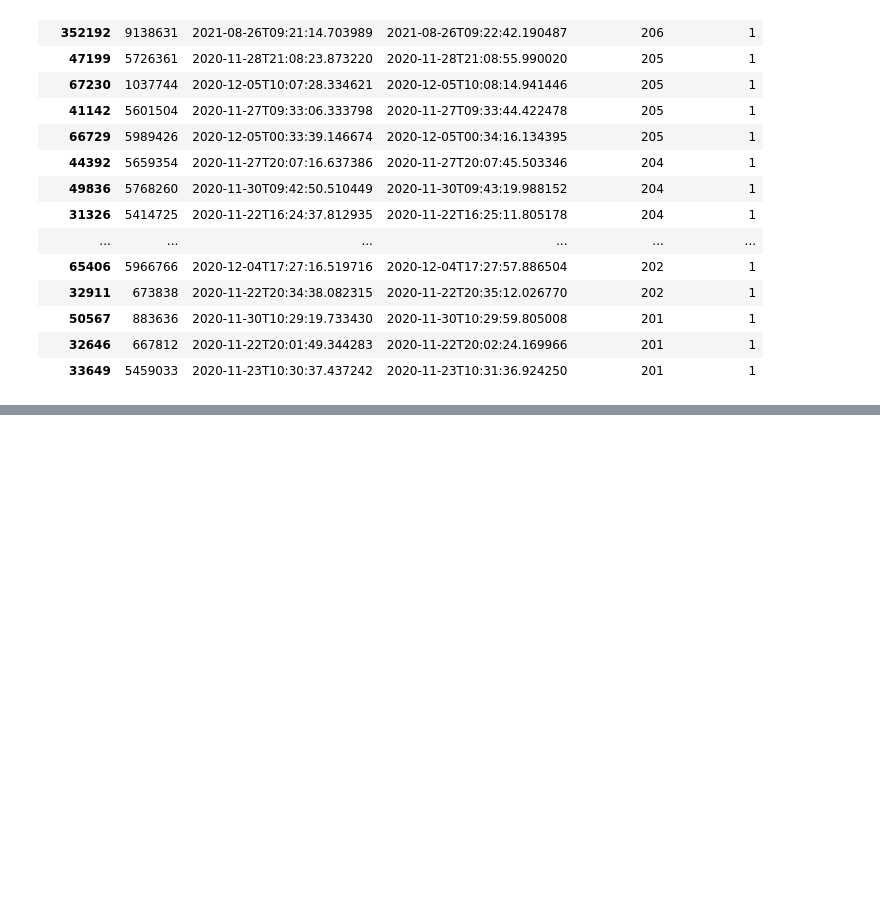
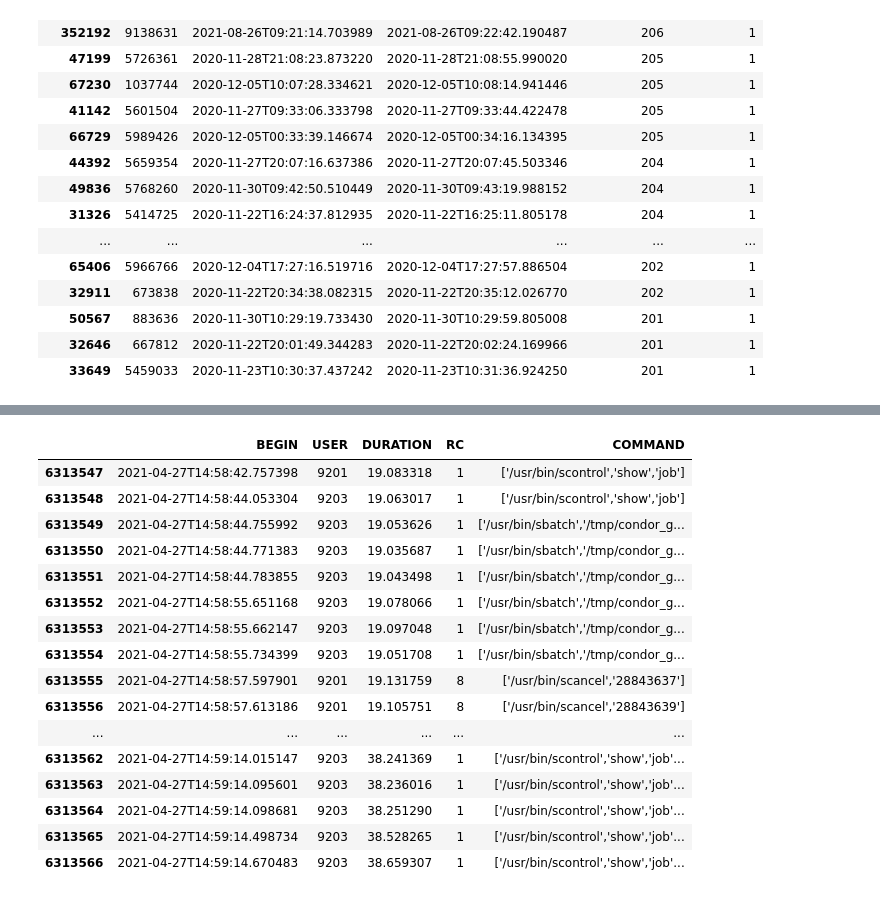
Before and after one commit to VahidehRasekhi/accre-sour_patch, a Jupyter notebook: notebooks/working4.ipynb, the cells around one changed output, grey strips where cells are left out. Saved outputs shown, nothing was run; the diff lists cells and outputs as text; code cells hidden in the pictures; blank space fills up the shorter version.

```diff
--- a/notebooks/working4.ipynb
+++ b/notebooks/working4.ipynb
@@ -109,0 +91,21 @@ sbatch[sbatch['BEGIN'] ]
+# %%
+mid = sbatch[sbatch['BEGIN'] == '2021-04-27T14:58:57.618179'].index[0]
+sbatch.iloc[mid-10:mid+10][['BEGIN', 'USER', 'DURATION', 'RC', 'COMMAND']]
+# %% [output]
+|  | BEGIN | USER | DURATION | RC | COMMAND |
+| 6313547 | 2021-04-27T14:58:42.757398 | 9201 | 19.083318 | 1 | ['/usr/bin/scontrol','show','job'] |
+| 6313548 | 2021-04-27T14:58:44.053304 | 9203 | 19.063017 | 1 | ['/usr/bin/scontrol','show','job'] |
+| 6313549 | 2021-04-27T14:58:44.755992 | 9203 | 19.053626 | 1 | ['/usr/bin/sbatch','/tmp/condor_g... |
+| 6313550 | 2021-04-27T14:58:44.771383 | 9203 | 19.035687 | 1 | ['/usr/bin/sbatch','/tmp/condor_g... |
+| 6313551 | 2021-04-27T14:58:44.783855 | 9203 | 19.043498 | 1 | ['/usr/bin/sbatch','/tmp/condor_g... |
+| 6313552 | 2021-04-27T14:58:55.651168 | 9203 | 19.078066 | 1 | ['/usr/bin/sbatch','/tmp/condor_g... |
+| 6313553 | 2021-04-27T14:58:55.662147 | 9203 | 19.097048 | 1 | ['/usr/bin/sbatch','/tmp/condor_g... |
+| 6313554 | 2021-04-27T14:58:55.734399 | 9203 | 19.051708 | 1 | ['/usr/bin/sbatch','/tmp/condor_g... |
+| 6313555 | 2021-04-27T14:58:57.597901 | 9201 | 19.131759 | 8 | ['/usr/bin/scancel','28843637'] |
+| 6313556 | 2021-04-27T14:58:57.613186 | 9201 | 19.105751 | 8 | ['/usr/bin/scancel','28843639'] |
+| ... | ... | ... | ... | ... | ... |
+| 6313562 | 2021-04-27T14:59:14.015147 | 9203 | 38.241369 | 1 | ['/usr/bin/scontrol','show','job'... |
+| 6313563 | 2021-04-27T14:59:14.095601 | 9203 | 38.236016 | 1 | ['/usr/bin/scontrol','show','job'... |
+| 6313564 | 2021-04-27T14:59:14.098681 | 9203 | 38.251290 | 1 | ['/usr/bin/scontrol','show','job'... |
+| 6313565 | 2021-04-27T14:59:14.498734 | 9203 | 38.528265 | 1 | ['/usr/bin/scontrol','show','job'... |
+| 6313566 | 2021-04-27T14:59:14.670483 | 9203 | 38.659307 | 1 | ['/usr/bin/scontrol','show','job'... |
```
Also changed, not shown: parts of 7 cells of this notebook.
